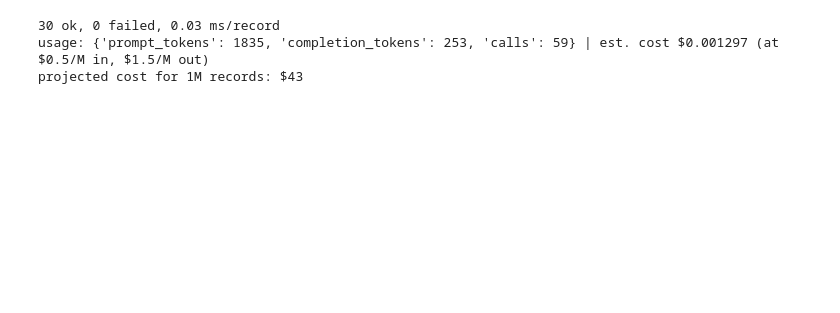
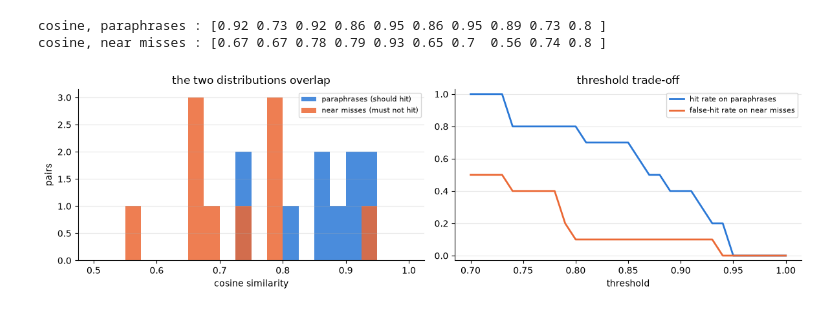
Before and after one commit to ZoodiacR/llm-edu-suite, a Jupyter notebook: notebooks/04_applications/13_modern_llm_applications.ipynb, the cells around one changed output. Saved outputs shown, nothing was run; the diff lists cells and outputs as text; code cells hidden in the pictures; blank space fills up the shorter version.

```diff
--- a/notebooks/04_applications/13_modern_llm_applications.ipynb
+++ b/notebooks/04_applications/13_modern_llm_applications.ipynb
@@ -137,11 +349,71 @@ Most LLM work is offline batches (classify a million reviews, extract from docum
 # %%
-records = [{"text": t} for t, _ in test] * 5
-bp = BatchProcessor(llm, "Classify the text into one of: positive, negative, neutral. Reply with the label only.\n\nText: {text}\nLabel:")
-out = bp.run(records)
-print(f"{len(out['results'])} ok, {len(out['failures'])} failed, {out['per_record_ms']:.2f} ms/record")
-print("usage:", out["usage"], f"| est. cost ${out['est_cost_usd']:.6f} (at $0.5/M in, $1.5/M out)")
-print(f"projected cost for 1M records: ${out['est_cost_usd'] / len(records) * 1e6:,.0f}")
+from langchain_core.caches import BaseCache
+
+def last_user_text(prompt: str) -> str:
+    """The cache receives the serialised message list; we embed only the last message's text."""
+    try:
+        return json.loads(prompt)[-1]["kwargs"]["content"]
+    except Exception:
+        return prompt
+
+class SemanticCache(BaseCache):
+    def __init__(self, embeddings, threshold=0.9):
+        self.emb, self.threshold = embeddings, threshold
+        self.entries = []                                  # (llm_string, unit vector, return value)
+        self.hits = self.misses = 0
+
+    def _vec(self, prompt):
+        v = np.array(self.emb.embed_query(last_user_text(prompt)))
+        return v / np.linalg.norm(v)
+
+    def lookup(self, prompt, llm_string):
+        v = self._vec(prompt)
+        best = max(((float(v @ e), val) for s, e, val in self.entries if s == llm_string), default=(0.0, None), key=lambda x: x[0])
+        if best[0] >= self.threshold:
+            self.hits += 1
+            return best[1]
+        self.misses += 1
+        return None
+
+    def update(self, prompt, llm_string, return_val):
+        self.entries.append((llm_string, self._vec(prompt), return_val))
+
+    def clear(self, **kwargs):
+        self.entries = []
+
+PARAPHRASES = [("what is the refund policy?", "What's your refund policy"), ("what are your support hours?", "when is support open?"),
+               ("how do I reset my password?", "I forgot my password, how can I reset it?"), ("do you ship to Canada?", "Can you deliver to Canada?"),
+               ("how do I cancel my subscription?", "I want to cancel my subscription"), ("where can I download my invoice?", "how do I get my invoice?"),
+               ("is there a student discount?", "do students get a discount?"), ("how long does delivery take?", "what is the delivery time?"),
+               ("can I change my email address?", "how do I update my email?"), ("which payment methods do you accept?", "what payment options are there?")]
+NEAR_MISSES = [("price of the pro plan", "price of the basic plan"), ("how do I reset my password?", "how do I delete my account?"),
+               ("do you ship to Canada?", "do you ship to Mexico?"), ("how do I cancel my order?", "how do I cancel my subscription?"),
+               ("what are your support hours on weekdays?", "what are your support hours on weekends?"), ("is shipping free?", "is returning free?"),
+               ("how do I add a user?", "how do I remove a user?"), ("what is the refund policy?", "what is the privacy policy?"),
+               ("can I pay with PayPal?", "can I pay with bitcoin?"), ("upgrade my plan", "downgrade my plan")]
+
+emb = get_embeddings()
+def pair_cosines(pairs):
+    A = np.array(emb.embed_documents([a for a, _ in pairs])); B = np.array(emb.embed_documents([b for _, b in pairs]))
+    A /= np.linalg.norm(A, axis=1, keepdims=True); B /= np.linalg.norm(B, axis=1, keepdims=True)
+    return (A * B).sum(1)
+cos_para, cos_near = pair_cosines(PARAPHRASES), pair_cosines(NEAR_MISSES)
+print("cosine, paraphrases :", np.round(cos_para, 2))
+print("cosine, near misses :", np.round(cos_near, 2))
+
+thresholds = np.round(np.arange(0.70, 1.0, 0.01), 2)
+hit_rate = [(cos_para >= t).mean() for t in thresholds]
+false_hit = [(cos_near >= t).mean() for t in thresholds]
+fig, ax = plt.subplots(1, 2, figsize=(12, 3.6))
+ax[0].hist(cos_para, bins=np.arange(0.5, 1.01, 0.025), color=COLORS[0], alpha=.85, label="paraphrases (should hit)")
+ax[0].hist(cos_near, bins=np.arange(0.5, 1.01, 0.025), color=COLORS[1], alpha=.85, label="near misses (must not hit)")
+ax[0].set_xlabel("cosine similarity"); ax[0].set_ylabel("pairs"); ax[0].legend(fontsize=8); ax[0].set_title("the two distributions overlap")
+ax[1].plot(thresholds, hit_rate, color=COLORS[0], lw=2, label="hit rate on paraphrases")
+ax[1].plot(thresholds, false_hit, color=COLORS[1], lw=2, label="false-hit rate on near misses")
+ax[1].set_xlabel("threshold"); ax[1].set_ylim(-0.03, 1.03); ax[1].legend(fontsize=8); ax[1].set_title("threshold trade-off")
+for a in ax: style(a)
+plt.tight_layout(); plt.show()
 # %% [output]
-30 ok, 0 failed, 0.03 ms/record
-usage: {'prompt_tokens': 1835, 'completion_tokens': 253, 'calls': 59} | est. cost $0.001297 (at $0.5/M in, $1.5/M out)
-projected cost for 1M records: $43
+cosine, paraphrases : [0.92 0.73 0.92 0.86 0.95 0.86 0.95 0.89 0.73 0.8 ]
+cosine, near misses : [0.67 0.67 0.78 0.79 0.93 0.65 0.7  0.56 0.74 0.8 ]
+[figure, added]
```
Also changed, not shown: parts of 29 cells of this notebook, 56 other files.
